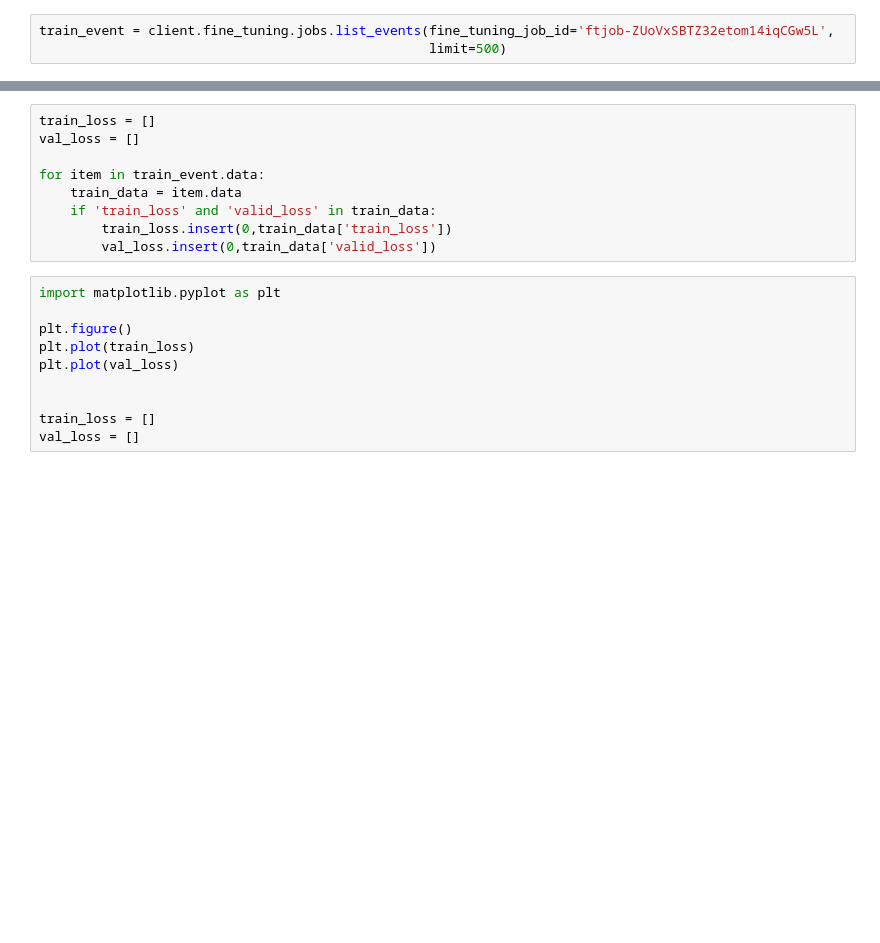
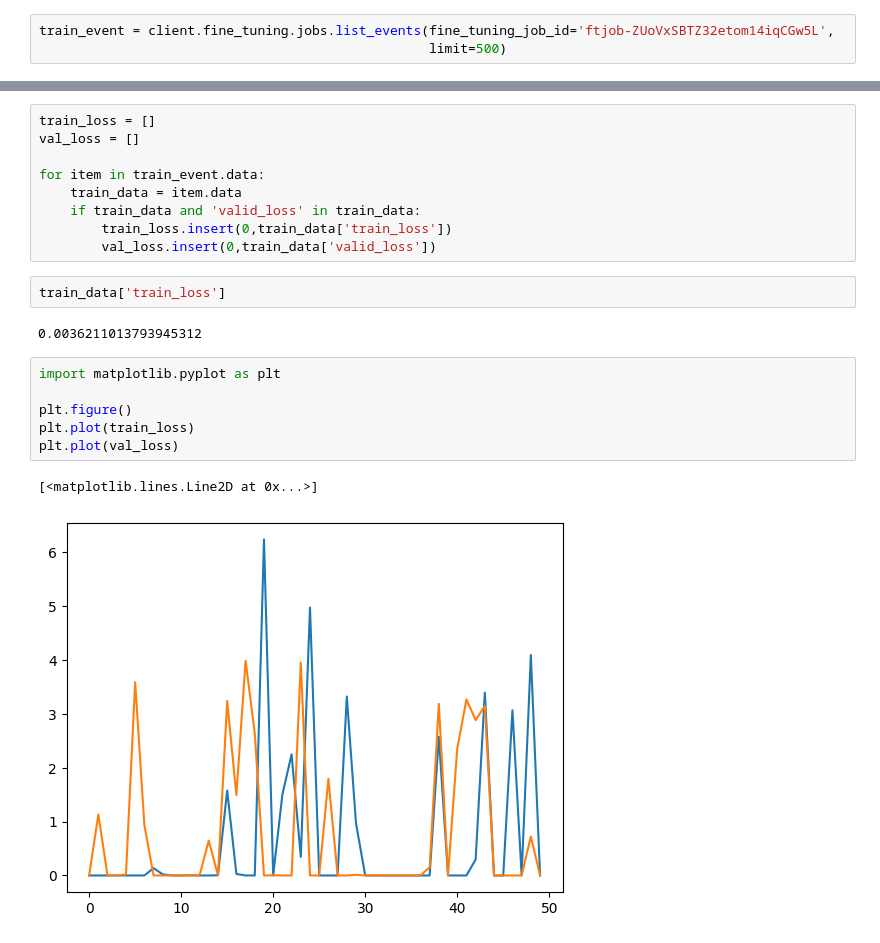
Before and after one commit to km0programming/LLM_fine_tuning_OpenAI, a Jupyter notebook: LLM-Fine-Tuning-UNZIP_ME/test.ipynb, the cells around one changed output, grey strips where cells are left out. Saved outputs shown, nothing was run; the diff lists cells and outputs as text; blank space fills up the shorter version.

```diff
--- a/LLM-Fine-Tuning-UNZIP_ME/test.ipynb
+++ b/LLM-Fine-Tuning-UNZIP_ME/test.ipynb
@@ -69,16 +86,19 @@ val_loss = []
 
 for item in train_event.data:
     train_data = item.data
-    if 'train_loss' and 'valid_loss' in train_data:
+    if train_data and 'valid_loss' in train_data:
         train_loss.insert(0,train_data['train_loss'])
         val_loss.insert(0,train_data['valid_loss'])
+# %%
+train_data['train_loss']
+# %% [output]
+0.0036211013793945312
 # %%
 import matplotlib.pyplot as plt
 
 plt.figure()
 plt.plot(train_loss)
 plt.plot(val_loss)
-
-
-train_loss = []
-val_loss = []
+# %% [output]
+[<matplotlib.lines.Line2D at 0x...>]
+[figure, added]
```
Also changed, not shown: parts of 7 cells of this notebook, 2 other files.
